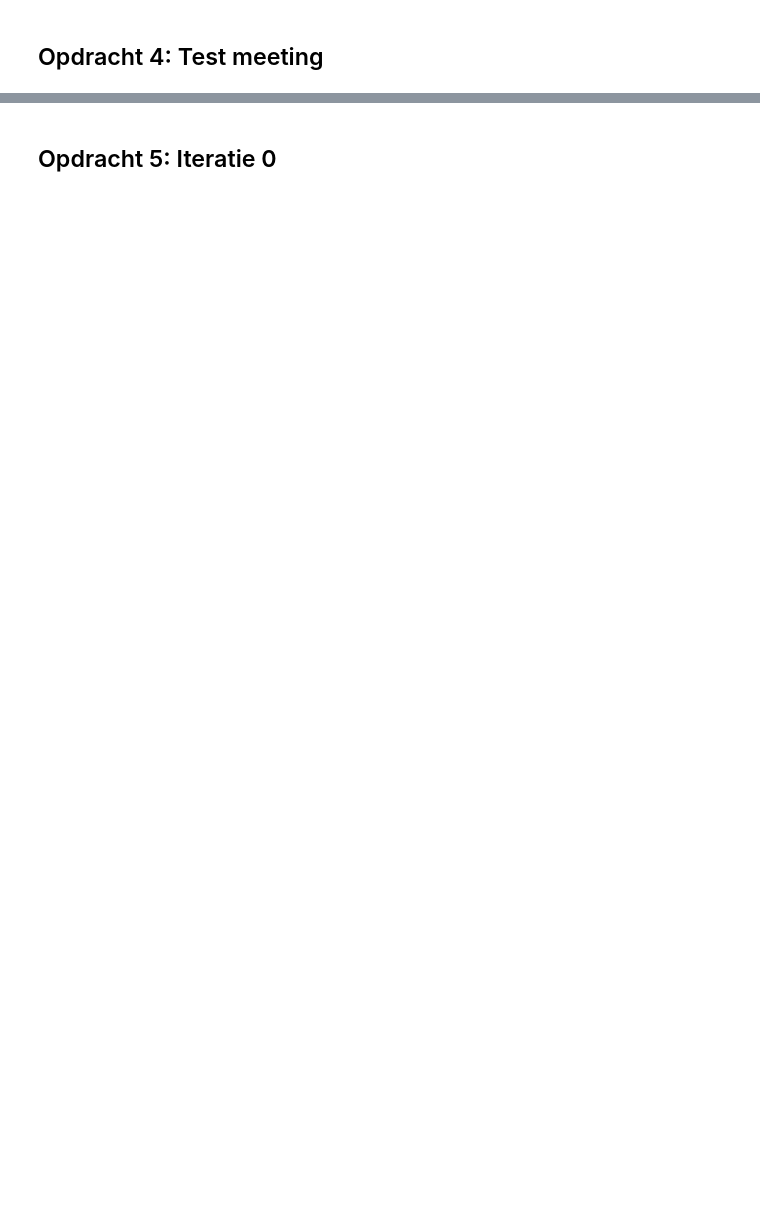
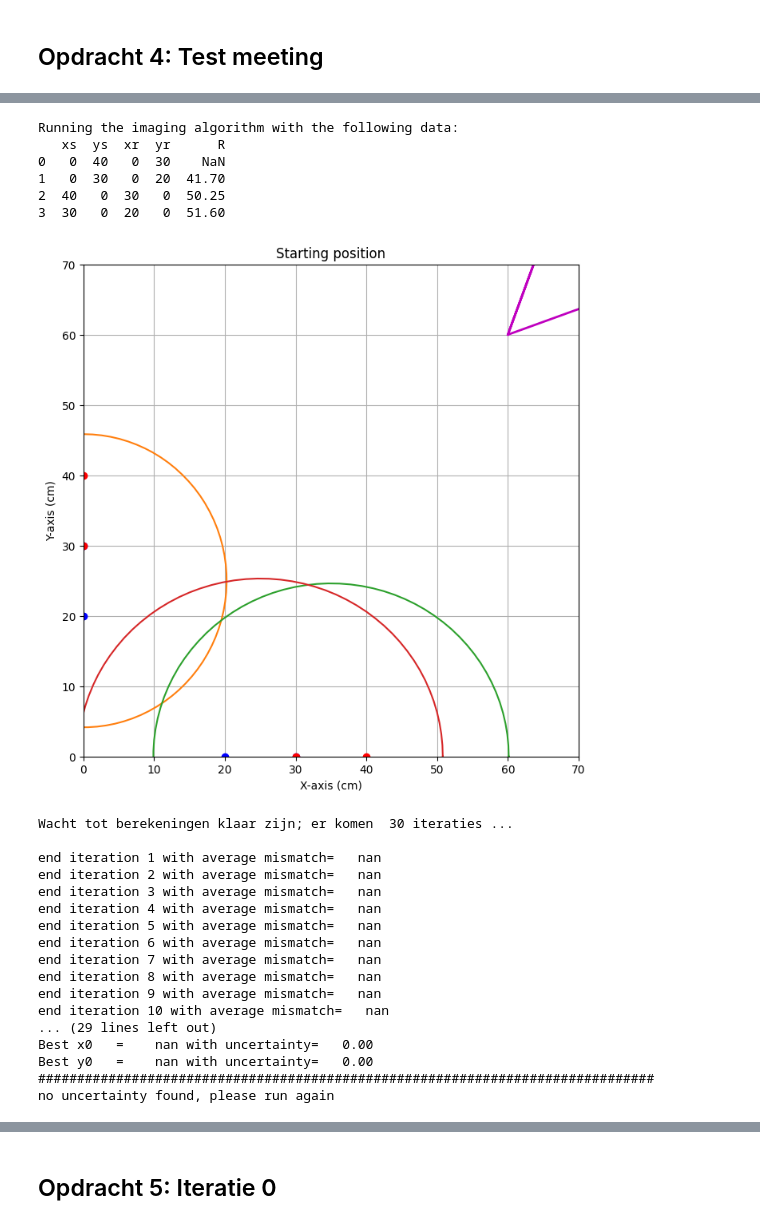
Before and after one commit to korne-Hoendervangers/opdrachten-DEF-D-KorneHoendervangers, a Jupyter notebook: FysiekeOntwerpopdrachten/4OntwerpEenAlgoritmeEchoAkoestisch/DEFOntwerpopdracht4AlgoritmeInvulTemplate.ipynb, the cells around one changed output, grey strips where cells are left out. Cells and saved outputs as stored; diff of their text form; code cells hidden in the pictures; blank space fills up the shorter version.

```diff
--- a/FysiekeOntwerpopdrachten/4OntwerpEenAlgoritmeEchoAkoestisch/DEFOntwerpopdracht4AlgoritmeInvulTemplate.ipynb
+++ b/FysiekeOntwerpopdrachten/4OntwerpEenAlgoritmeEchoAkoestisch/DEFOntwerpopdracht4AlgoritmeInvulTemplate.ipynb
@@ -130,0 +153,45 @@ beta: -29.5 graden met een standaardafwijking van 10.3 graad
+# %%
+# Vul onderstaande matrixen aan met jullie meetgegevens.
+# De getallen 1.0, 2.0, 3.0, 4.0, 5.0, 6.0 en 7.0 moet je door je eigen metingen (in cm!) vervangen.
+# Let op dat de meting een totale afstand die het geluid afgelegd heeft moet zijn.
+
+# Als je ongeldige metingen hebt (denk aan het college!), zet ze dan wel in het dataframe hieronder,
+# maar gebruik een '#' om de regel uit te commenteren, zoals we bij de laatste meting voorgedaan hebben.
+
+
+dataSanityCheck = pd.DataFrame(columns=["xs", "ys", "xr", "yr", "R"], data=[
+    [0,40,0,30,],
+    [0,30,0,20,41.70],
+    # [0,10,0,20,100],#klopt niet is ongeldig
+    [40,0,30,0,50.25],
+    [30,0,20,0,51.6]
+    # [10,0,20,0,120],#te hoog klopt niet is ongeldig
+    # [10,0,0,10,120] # ook te hoog klopt niet
+    ])
+
+resultaatSanityCheck = imagingDEF.imagingDEF(dataSanityCheck)
+# %% [output]
+Running the imaging algorithm with the following data:
+   xs  ys  xr  yr      R
+0   0  40   0  30    NaN
+1   0  30   0  20  41.70
+2  40   0  30   0  50.25
+3  30   0  20   0  51.60
+[figure, added]
+Wacht tot berekeningen klaar zijn; er komen  30 iteraties ...
+
+end iteration 1 with average mismatch=   nan
+end iteration 2 with average mismatch=   nan
+end iteration 3 with average mismatch=   nan
+end iteration 4 with average mismatch=   nan
+end iteration 5 with average mismatch=   nan
+end iteration 6 with average mismatch=   nan
+end iteration 7 with average mismatch=   nan
+end iteration 8 with average mismatch=   nan
+end iteration 9 with average mismatch=   nan
+end iteration 10 with average mismatch=   nan
+... (29 lines left out)
+Best x0   =    nan with uncertainty=   0.00
+Best y0   =    nan with uncertainty=   0.00
+###############################################################################
+no uncertainty found, please run again
```
Also changed, not shown: parts of 4 cells of this notebook.
